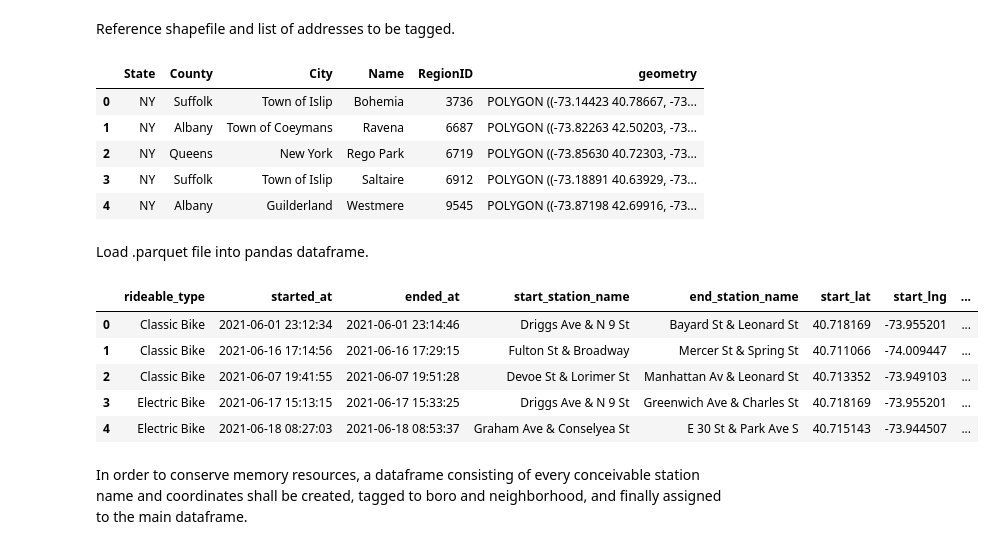
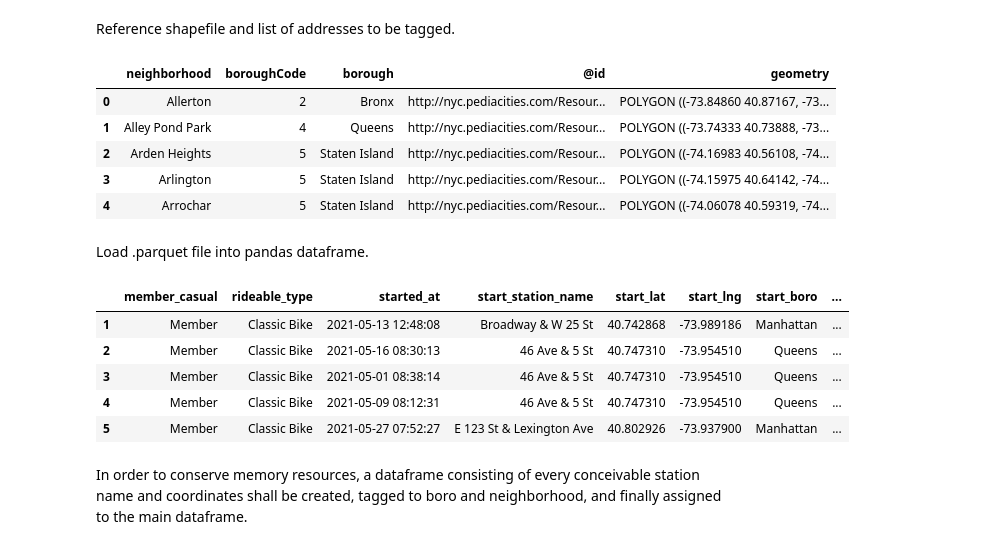
Before and after one commit to jchatterjee/nycdsa_r_project, a Jupyter notebook: CB_Python_Geolocation.ipynb, the cells around one changed output. Saved outputs shown, nothing was run; the diff lists cells and outputs as text; code cells hidden in the pictures.

```diff
--- a/CB_Python_Geolocation.ipynb
+++ b/CB_Python_Geolocation.ipynb
@@ -12,6 +12,14 @@ import matplotlib.pyplot as plt
 # Apache parquet files (to save space)
 import pyarrow as pa
 import pyarrow.parquet as pq
+
+# Increase pandas default display
+pd.options.display.max_rows = 250
+pd.options.display.max_columns = 250
+
+# Suppress warnings
+import warnings
+warnings.filterwarnings('ignore')
 # %% [markdown]
 Reference shapefile and list of addresses to be tagged.
 # %%
@@ -19,34 +27,34 @@ Reference shapefile and list of addresses to be tagged.
 
 # Set the filepath and load in a shapefile
 # Shape file found here:
-# https://www.kaggle.com/datasets/jackcook/neighborhoods-in-new-york
-fp = "CitiBike_data/archive/ZillowNeighborhoods-NY.shp"
+# https://data.beta.nyc/dataset/pediacities-nyc-neighborhoods
+fp = "CitiBike_data/archive/pediacitiesnycneighborhoods.json"
 map_df = gpd.read_file(fp)
 
 # Check the GeoDataframe
 map_df.head()
 # %% [output]
-|  | State | County | City | Name | RegionID | geometry |
-| 0 | NY | Suffolk | Town of Islip | Bohemia | 3736 | POLYGON ((-73.14423 40.78667, -73... |
-| 1 | NY | Albany | Town of Coeymans | Ravena | 6687 | POLYGON ((-73.82263 42.50203, -73... |
-| 2 | NY | Queens | New York | Rego Park | 6719 | POLYGON ((-73.85630 40.72303, -73... |
-| 3 | NY | Suffolk | Town of Islip | Saltaire | 6912 | POLYGON ((-73.18891 40.63929, -73... |
-| 4 | NY | Albany | Guilderland | Westmere | 9545 | POLYGON ((-73.87198 42.69916, -73... |
+|  | neighborhood | boroughCode | borough | @id | geometry |
+| 0 | Allerton | 2 | Bronx | http://nyc.pediacities.com/Resour... | POLYGON ((-73.84860 40.87167, -73... |
+| 1 | Alley Pond Park | 4 | Queens | http://nyc.pediacities.com/Resour... | POLYGON ((-73.74333 40.73888, -73... |
+| 2 | Arden Heights | 5 | Staten Island | http://nyc.pediacities.com/Resour... | POLYGON ((-74.16983 40.56108, -74... |
+| 3 | Arlington | 5 | Staten Island | http://nyc.pediacities.com/Resour... | POLYGON ((-74.15975 40.64142, -74... |
+| 4 | Arrochar | 5 | Staten Island | http://nyc.pediacities.com/Resour... | POLYGON ((-74.06078 40.59319, -74... |
 # %% [markdown]
 Load .parquet file into pandas dataframe.
 # %%
-# Load the CitiBike log file covering June 2021 through May 2022 and their Lat Longs
-list_location = pq.read_table('CitiBike_data/202106-202205-citibike-tripdata.parquet').to_pandas()
+# Load the CitiBike log file covering May 2021 through April 2022 and their Lat Longs
+list_location = pq.read_table('CitiBike_data/202105-202204-citibike-tripdata.parquet').to_pandas()
 
 # Check the Pandas Dataframe
 list_location.head()
 # %% [output]
-|  | rideable_type | started_at | ended_at | start_station_name | end_station_name | start_lat | start_lng | ... |
-| 0 | Classic Bike | 2021-06-01 23:12:34 | 2021-06-01 23:14:46 | Driggs Ave & N 9 St | Bayard St & Leonard St | 40.718169 | -73.955201 | ... |
-| 1 | Classic Bike | 2021-06-16 17:14:56 | 2021-06-16 17:29:15 | Fulton St & Broadway | Mercer St & Spring St | 40.711066 | -74.009447 | ... |
-| 2 | Classic Bike | 2021-06-07 19:41:55 | 2021-06-07 19:51:28 | Devoe St & Lorimer St | Manhattan Av & Leonard St | 40.713352 | -73.949103 | ... |
-| 3 | Electric Bike | 2021-06-17 15:13:15 | 2021-06-17 15:33:25 | Driggs Ave & N 9 St | Greenwich Ave & Charles St | 40.718169 | -73.955201 | ... |
-| 4 | Electric Bike | 2021-06-18 08:27:03 | 2021-06-18 08:53:37 | Graham Ave & Conselyea St | E 30 St & Park Ave S | 40.715143 | -73.944507 | ... |
+|  | member_casual | rideable_type | started_at | start_station_name | start_lat | start_lng | start_boro | ... |
+| 1 | Member | Classic Bike | 2021-05-13 12:48:08 | Broadway & W 25 St | 40.742868 | -73.989186 | Manhattan | ... |
+| 2 | Member | Classic Bike | 2021-05-16 08:30:13 | 46 Ave & 5 St | 40.747310 | -73.954510 | Queens | ... |
+| 3 | Member | Classic Bike | 2021-05-01 08:38:14 | 46 Ave & 5 St | 40.747310 | -73.954510 | Queens | ... |
+| 4 | Member | Classic Bike | 2021-05-09 08:12:31 | 46 Ave & 5 St | 40.747310 | -73.954510 | Queens | ... |
+| 5 | Member | Classic Bike | 2021-05-27 07:52:27 | E 123 St & Lexington Ave | 40.802926 | -73.937900 | Manhattan | ... |
 # %% [markdown]
 In order to conserve memory resources, a dataframe consisting of every conceivable station name and coordinates shall be created, tagged to boro and neighborhood, and finally assigned to the main dataframe.
 # %% [markdown]
```
Also changed, not shown: parts of 23 cells of this notebook, 2 other files.
